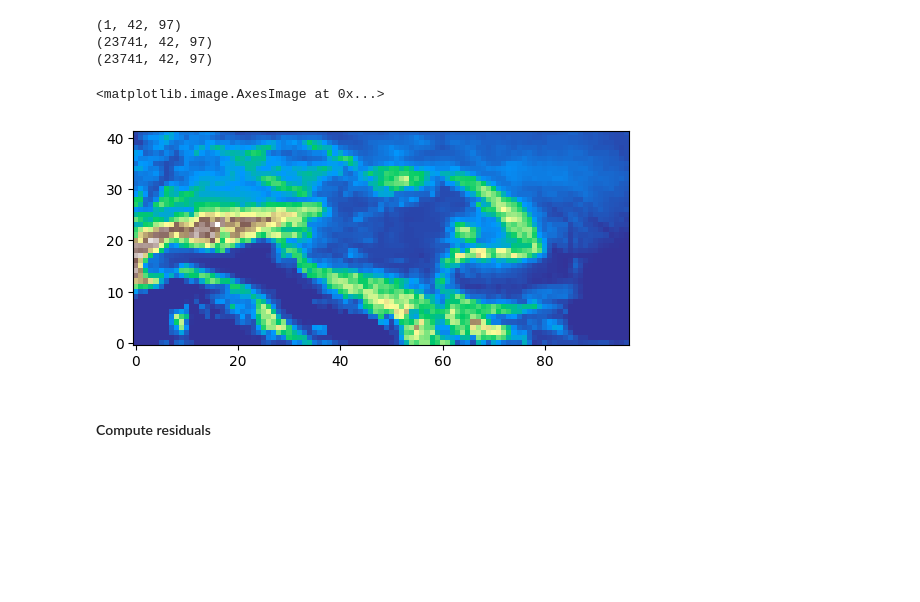
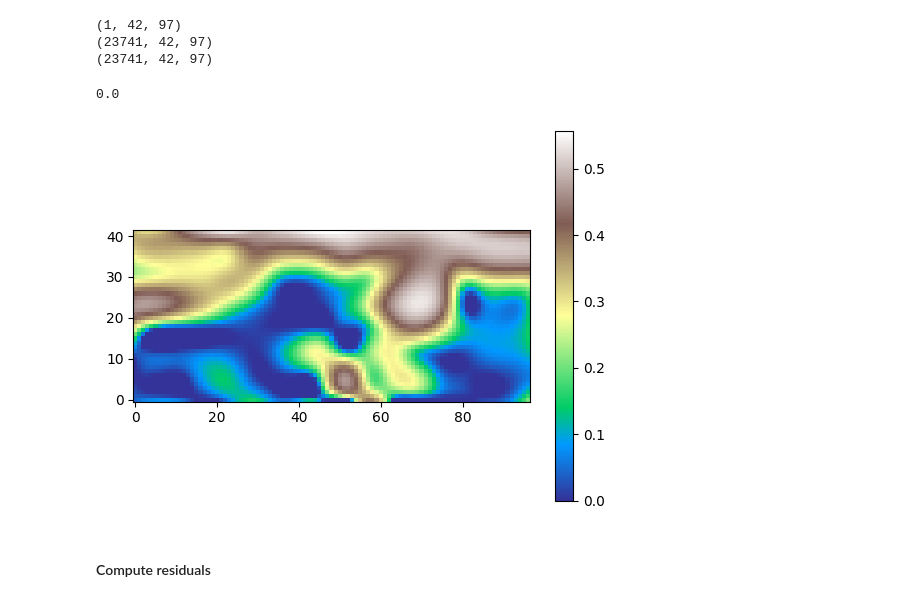
Before and after one commit to alexdum/downscale, a Jupyter notebook: python/gan_02_all_residuals_time_alt.ipynb, the cells around one changed output. Cells and saved outputs as stored; diff of their text form; code cells hidden in the pictures; blank space fills up the shorter version.

```diff
--- a/python/gan_02_all_residuals_time_alt.ipynb
+++ b/python/gan_02_all_residuals_time_alt.ipynb
@@ -151,10 +128,12 @@ print(elev_dif_norm_final.shape)
 (23741, 42, 97)
 (23741, 42, 97)
 # %%
-plt.imshow(elev_dif_norm_final[10000, :,:], origin='lower', cmap='terrain')
+plt.imshow(cmip6_train_pr[10, :,:], origin='lower', cmap='terrain')
+plt.colorbar()
+cmip6_train_tas.min()
 # %% [output]
-<matplotlib.image.AxesImage at 0x...>
+0.0
-[figure, old version]
+[figure, new version]
 # %% [markdown]
 #### Compute residuals
 # %%
```
Also changed, not shown: parts of 16 cells of this notebook.
